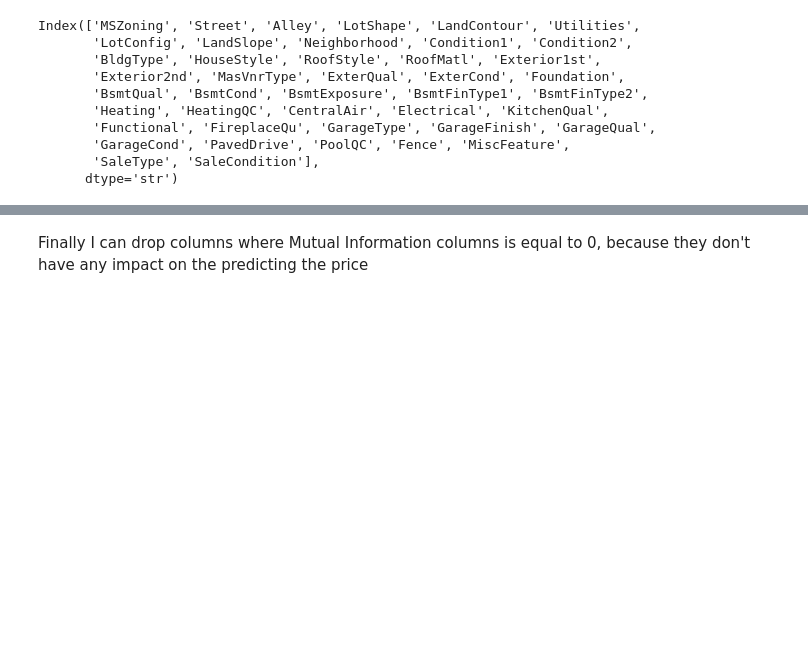
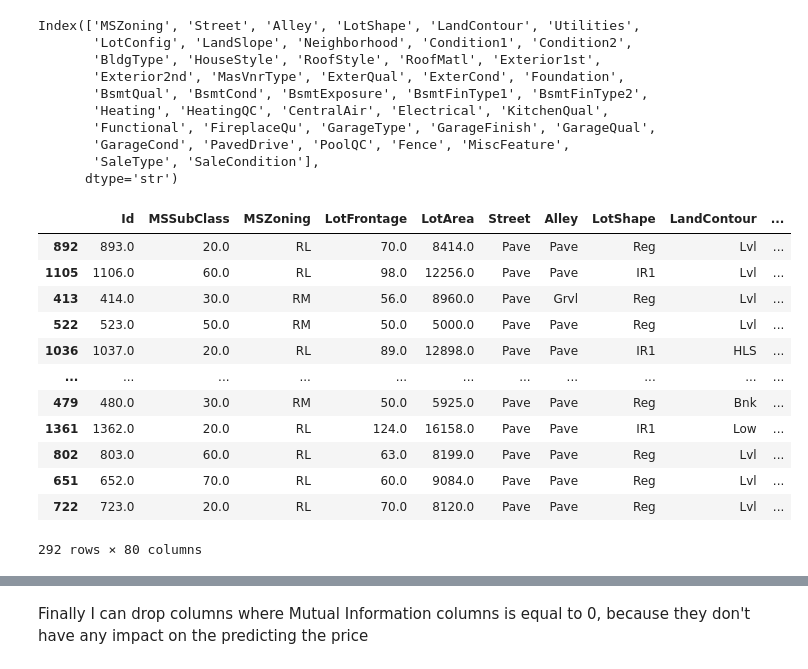
Before and after one commit to dimas2422/house-price-prediction, a Jupyter notebook: scripts.ipynb, the cells around one changed output, grey strips where cells are left out. Saved outputs shown, nothing was run; the diff lists cells and outputs as text; code cells hidden in the pictures; blank space fills up the shorter version.

```diff
--- a/scripts.ipynb
+++ b/scripts.ipynb
@@ -73,13 +92,33 @@ def make_mi_scores(X, y, random_state=0):
     mi_scores = mi_scores.sort_values(ascending=False)
 
     return mi_scores
+# %%
+def convert_nan_vals(X):
+   num_cols = X.select_dtypes(include=["int64", "float64"]).columns
+   cat_cols = X.select_dtypes(include=["object", "string"]).columns
+
+   X[num_cols] = SimpleImputer(strategy="median").fit_transform(X[num_cols])
+   X[cat_cols] = SimpleImputer(strategy="most_frequent").fit_transform(X[cat_cols])
+   return X
 # %%
 X = X_train.copy()
-num_cols = X.select_dtypes(include=["int64", "float64"]).columns
-cat_cols = X.select_dtypes(include=["object", "string"]).columns
-
-X[num_cols] = SimpleImputer(strategy="median").fit_transform(X[num_cols])
-X[cat_cols] = SimpleImputer(strategy="most_frequent").fit_transform(X[cat_cols])
+Y = Y_train.copy()
+convert_nan_vals(X)
+convert_nan_vals(Y)
+# %% [output]
+|  | Id | MSSubClass | MSZoning | LotFrontage | LotArea | Street | Alley | LotShape | LandContour | ... |
+| 892 | 893.0 | 20.0 | RL | 70.0 | 8414.0 | Pave | Pave | Reg | Lvl | ... |
+| 1105 | 1106.0 | 60.0 | RL | 98.0 | 12256.0 | Pave | Pave | IR1 | Lvl | ... |
+| 413 | 414.0 | 30.0 | RM | 56.0 | 8960.0 | Pave | Grvl | Reg | Lvl | ... |
+| 522 | 523.0 | 50.0 | RM | 50.0 | 5000.0 | Pave | Pave | Reg | Lvl | ... |
+| 1036 | 1037.0 | 20.0 | RL | 89.0 | 12898.0 | Pave | Pave | IR1 | HLS | ... |
+| ... | ... | ... | ... | ... | ... | ... | ... | ... | ... | ... |
+| 479 | 480.0 | 30.0 | RM | 50.0 | 5925.0 | Pave | Pave | Reg | Bnk | ... |
+| 1361 | 1362.0 | 20.0 | RL | 124.0 | 16158.0 | Pave | Pave | IR1 | Low | ... |
+| 802 | 803.0 | 60.0 | RL | 63.0 | 8199.0 | Pave | Pave | Reg | Lvl | ... |
+| 651 | 652.0 | 70.0 | RL | 60.0 | 9084.0 | Pave | Pave | Reg | Lvl | ... |
+| 722 | 723.0 | 20.0 | RL | 70.0 | 8120.0 | Pave | Pave | Reg | Lvl | ... |
+292 rows × 80 columns
 # %%
 mi_scores = make_mi_scores(X, X_target)
 print(mi_scores)
```
Also changed, not shown: parts of 17 cells of this notebook.
